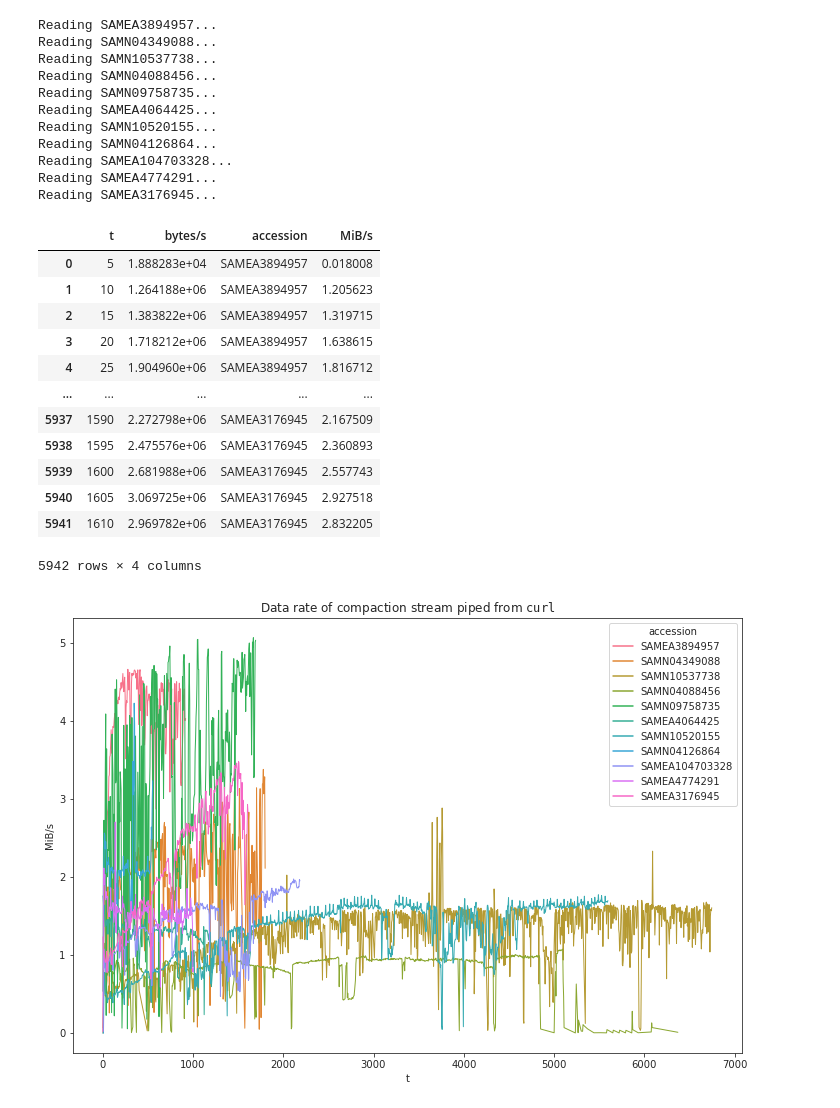
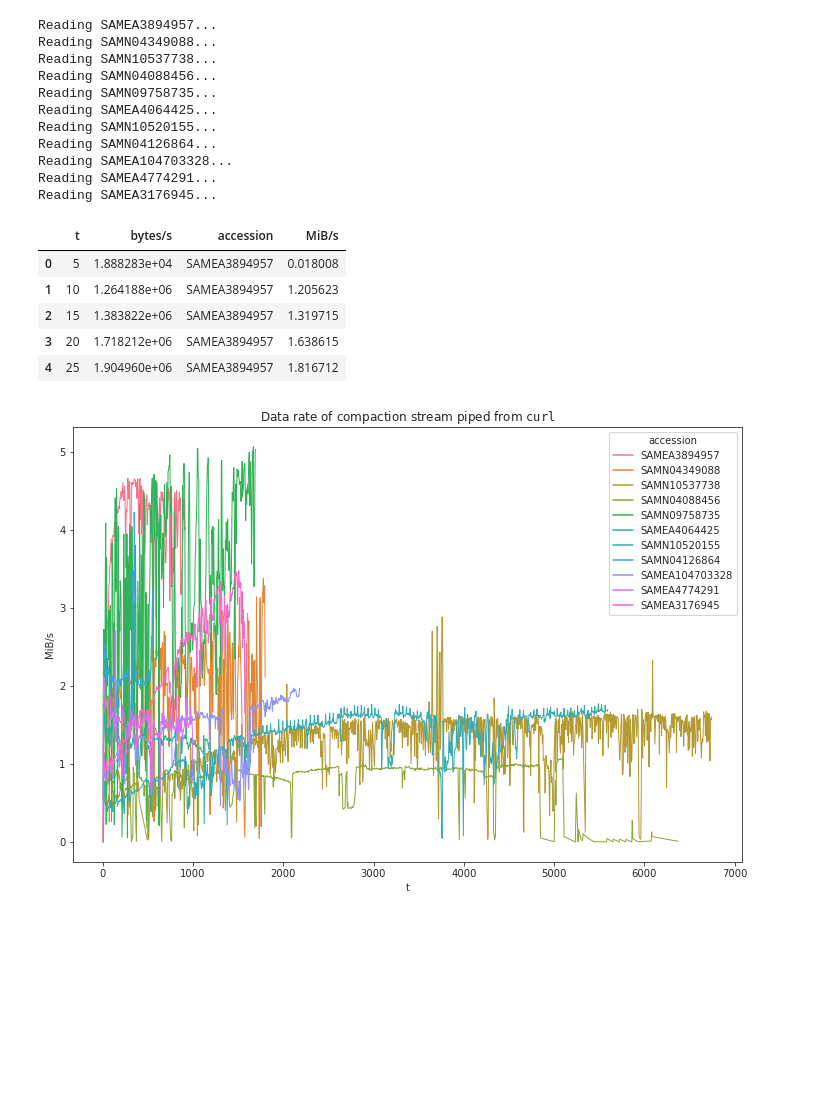
Before and after one commit to camillescott/dissertation, a Jupyter notebook: notebooks/Chapter One.ipynb, the cells around one changed output. Drawn from its saved outputs; the diff is of its cells as text; code cells hidden in the pictures; blank space fills up the shorter version.

```diff
--- a/notebooks/Chapter One.ipynb
+++ b/notebooks/Chapter One.ipynb
@@ -90,18 +52,11 @@ Reading SAMEA104703328...
 Reading SAMEA4774291...
 Reading SAMEA3176945...
 # %%
-stream_df
+stream_df.head()
 # %% [output]
 |  | t | bytes/s | accession | MiB/s |
 | 0 | 5 | 1.888283e+04 | SAMEA3894957 | 0.018008 |
 | 1 | 10 | 1.264188e+06 | SAMEA3894957 | 1.205623 |
 | 2 | 15 | 1.383822e+06 | SAMEA3894957 | 1.319715 |
 | 3 | 20 | 1.718212e+06 | SAMEA3894957 | 1.638615 |
 | 4 | 25 | 1.904960e+06 | SAMEA3894957 | 1.816712 |
-| ... | ... | ... | ... | ... |
-| 5937 | 1590 | 2.272798e+06 | SAMEA3176945 | 2.167509 |
-| 5938 | 1595 | 2.475576e+06 | SAMEA3176945 | 2.360893 |
-| 5939 | 1600 | 2.681988e+06 | SAMEA3176945 | 2.557743 |
-| 5940 | 1605 | 3.069725e+06 | SAMEA3176945 | 2.927518 |
-| 5941 | 1610 | 2.969782e+06 | SAMEA3176945 | 2.832205 |
-5942 rows × 4 columns
```
Also changed, not shown: parts of 17 cells of this notebook.
